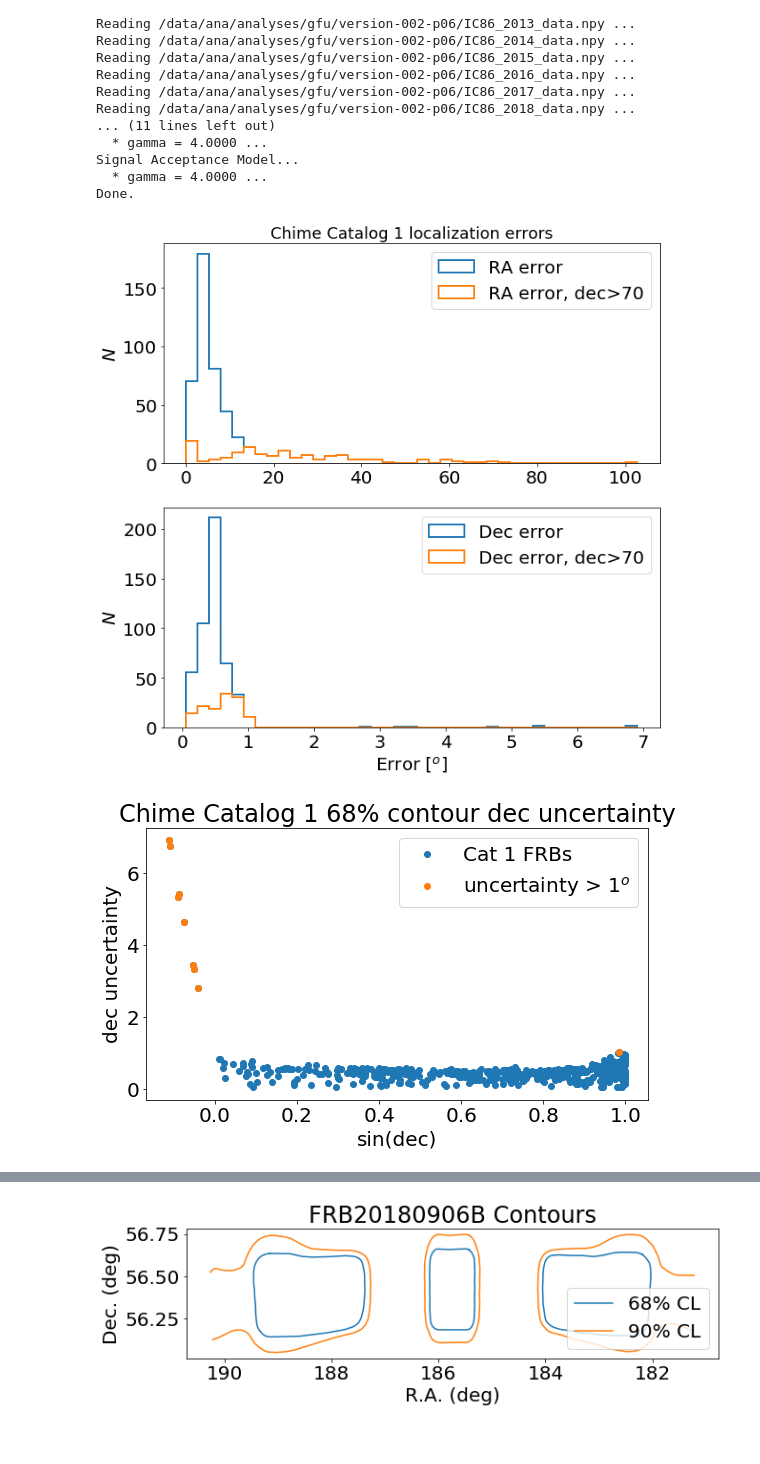
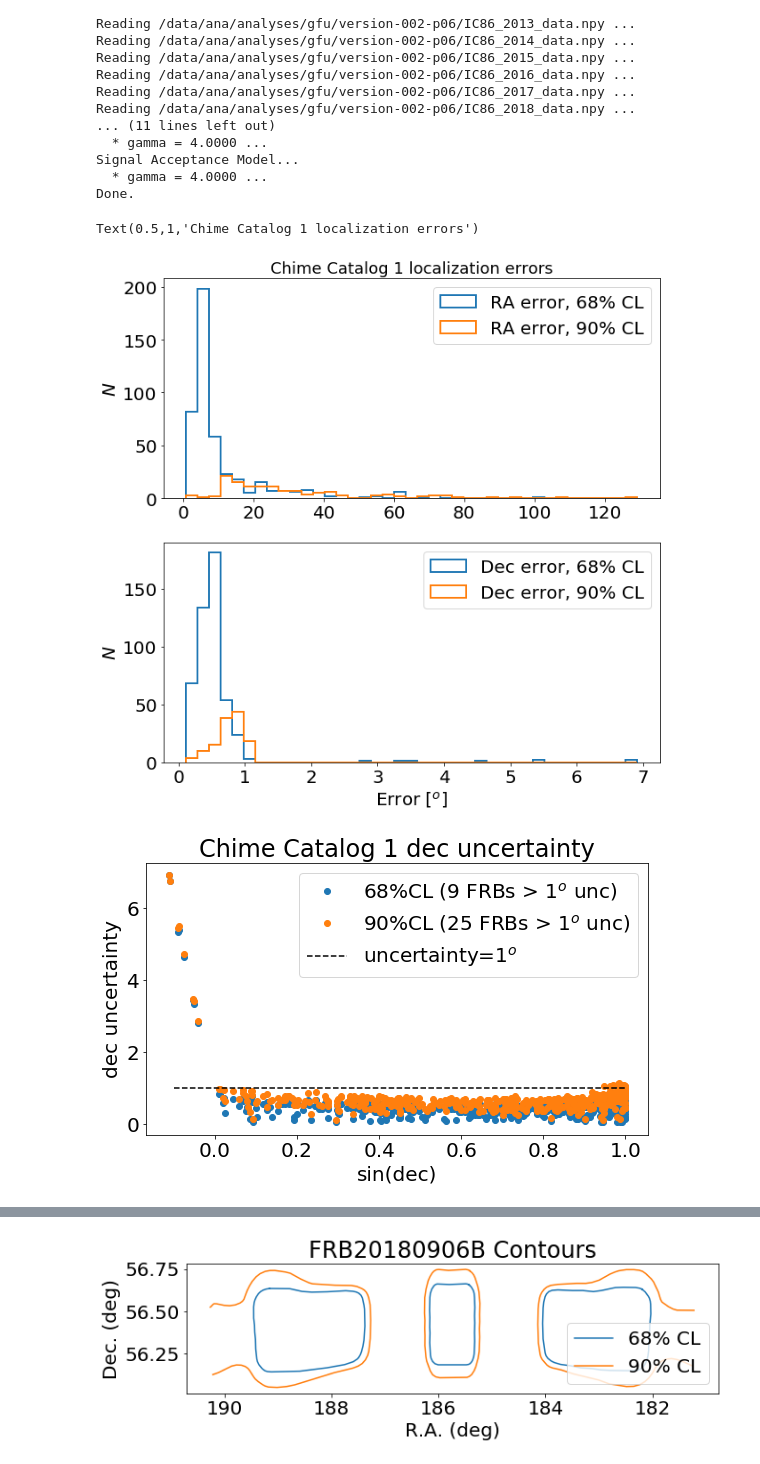
Before and after one commit to jessiethw/FRB, a Jupyter notebook: localizations.ipynb, the cells around one changed output, grey strips where cells are left out. Drawn from its saved outputs; the diff is of its cells as text; code cells hidden in the pictures.

Commit message:
added ra and opening angle unc to plots

```diff
--- a/localizations.ipynb
+++ b/localizations.ipynb
@@ -106,21 +110,23 @@ for file in dat_files:
 # %%
 """Plot new localizations from full 68% contours"""
-dec_bins=np.linspace(min(new_localizations['dec_unc']),
-                     max(new_localizations['dec_unc']), num=40)
-ra_bins=np.linspace(min(new_localizations['ra_unc']),
-                     max(new_localizations['ra_unc']), num=40)
+dec_bins=np.linspace(min(new_localizations['dec_unc_90']),
+                     max(new_localizations['dec_unc_90']),
+                     num=40)
+ra_bins=np.linspace(min(new_localizations['ra_unc_90']),
+                    max(new_localizations['ra_unc_90']),
+                    num=40)
 w=np.where(np.asarray(new_localizations['dec'])>70.)[0]
 
 fig, ax = plt.subplots(2,figsize=(10,10))
 mpl.rcParams['font.size'] = 20
-ax[0].hist(new_localizations['ra_unc'], bins=ra_bins, histtype='step',
-         lw=2., label='RA error', color='C0')
-ax[0].hist([new_localizations['ra_unc'][i] for i in w], bins=ra_bins, histtype='step',
-         lw=2., label='RA error, dec>70', color='C1')
-ax[1].hist(new_localizations['dec_unc'], bins=dec_bins, histtype='step',
-         lw=2., label='Dec error', color='C0')
-ax[1].hist([new_localizations['dec_unc'][i] for i in w], bins=dec_bins, histtype='step',
-         lw=2., label='Dec error, dec>70', color='C1')
+ax[0].hist(new_localizations['ra_unc_68'], bins=ra_bins, histtype='step',
+         lw=2., label='RA error, 68% CL', color='C0')
+ax[0].hist([new_localizations['ra_unc_90'][i] for i in w], bins=ra_bins, histtype='step',
+         lw=2., label='RA error, 90% CL', color='C1')
+ax[1].hist(new_localizations['dec_unc_68'], bins=dec_bins, histtype='step',
+         lw=2., label='Dec error, 68% CL', color='C0')
+ax[1].hist([new_localizations['dec_unc_90'][i] for i in w], bins=dec_bins, histtype='step',
+         lw=2., label='Dec error, 90% CL', color='C1')
 
 ax[0].set_ylabel(r'$N$')
 ax[1].set_ylabel(r'$N$')
@@ -128,22 +134,30 @@ ax[1].set_xlabel(r'Error [$^o$]')
 ax[0].legend(loc=0)
 ax[1].legend(loc=0)
 ax[0].set_title(r'Chime Catalog 1 localization errors', fontsize=18)
-plt.savefig('/home/jthwaites/public_html/frb_param_plots/cat1_loc_err_new.png')
+#plt.savefig('/home/jthwaites/public_html/frb_param_plots/cat1_loc_err_new.png')
 # %% [output]
+Text(0.5,1,'Chime Catalog 1 localization errors')
-[figure, old version]
+[figure, new version]
 # %%
 fig, ax = plt.subplots(figsize=(9,5))
-plt.plot(np.sin(np.radians(new_localizations['dec'])), new_localizations['dec_unc'],
-         'o', label='Cat 1 FRBs')
+w_unc_68=np.where(np.asarray(new_localizations['dec_unc_68'])>1.)[0]
+w_unc_90=np.where(np.asarray(new_localizations['dec_unc_90'])>1.)[0]
+
+plt.plot(np.sin(np.radians(new_localizations['dec'])), new_localizations['dec_unc_68'],
+         'o', label='68%CL ('+str(len(w_unc_68))+r' FRBs > 1$^o$ unc)', color='C0')
+plt.plot(np.sin(np.radians(new_localizations['dec'])), new_localizations['dec_unc_90'],
+         'o', label='90%CL ('+str(len(w_unc_90))+r' FRBs > 1$^o$ unc)', color='C1')
 ax.set_ylabel(r'dec uncertainty')
 ax.set_xlabel(r'sin(dec)')
-ax.set_title(r'Chime Catalog 1 68% contour dec uncertainty')
+ax.set_title(r'Chime Catalog 1 dec uncertainty')
+plt.plot(np.linspace(-0.1,1.0,50), np.ones(50), '--',color='black', label=r'uncertainty=1$^o$')
+plt.legend()
 
-w_unc=np.where(np.asarray(new_localizations['dec_unc'])>1.)[0]
-high_unc=[[new_localizations['dec'][u] for u in w_unc],
-          [new_localizations['dec_unc'][u] for u in w_unc]]
-plt.plot(np.sin(np.radians(high_unc[0])), high_unc[1], 'o', label=r'uncertainty > 1$^o$')
-plt.legend()
-plt.savefig('/home/jthwaites/public_html/frb_param_plots/cat1_decunc.png')
+#w_unc=np.where(np.asarray(new_localizations['dec_unc_90'])>1.)[0]
+#high_unc=[[new_localizations['dec'][u] for u in w_unc],
+#          [new_localizations['dec_unc_90'][u] for u in w_unc]]
+#plt.plot(np.sin(np.radians(high_unc[0])), high_unc[1], 'o', label=r'uncertainty > 1$^o$',
+#        color='C1')
+plt.savefig('/home/jthwaites/public_html/frb_param_plots/cat1_decunc2.png')
 # %% [output]
-[figure, old version]
+[figure, new version]
```
Also changed, not shown: parts of 6 cells of this notebook.
